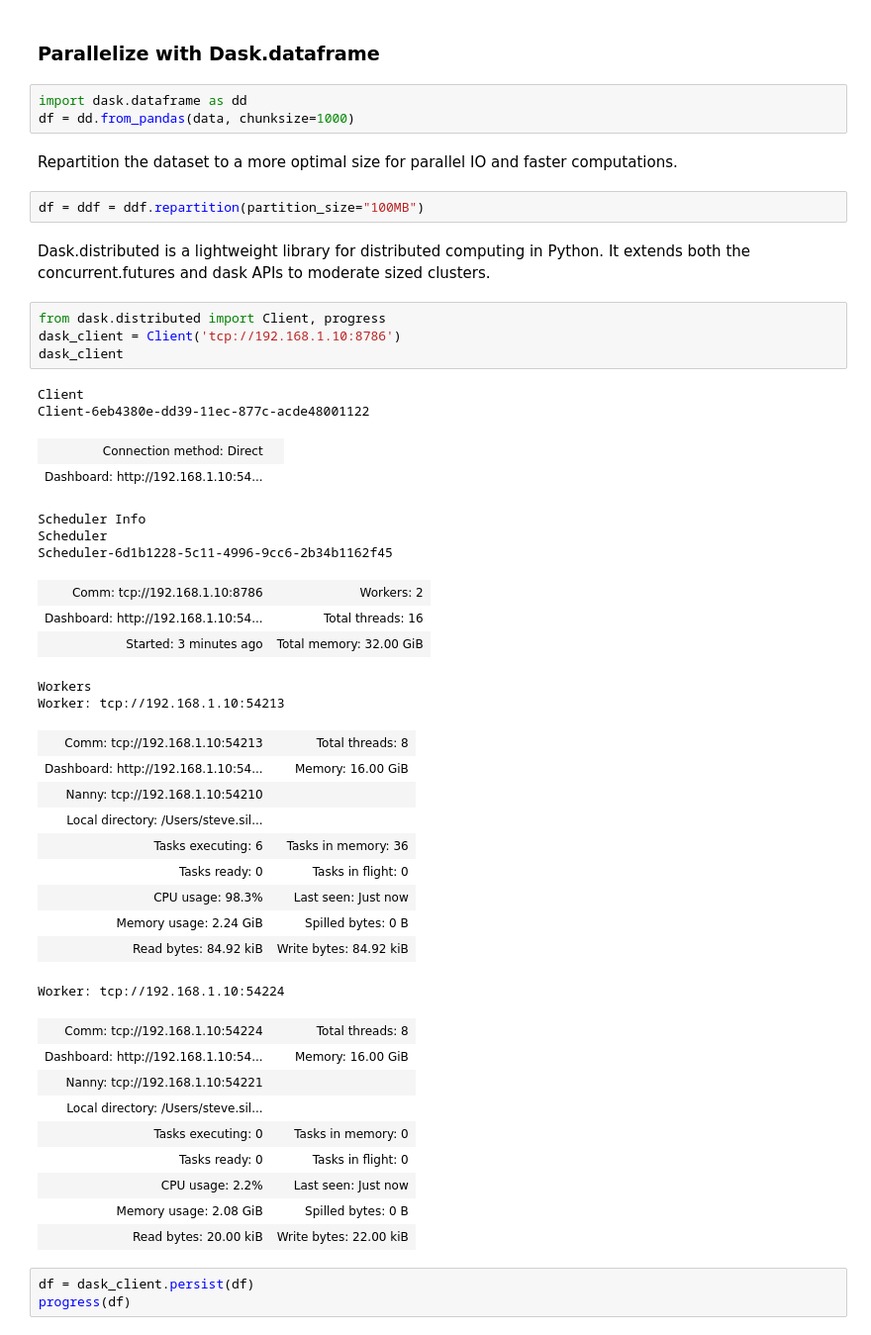
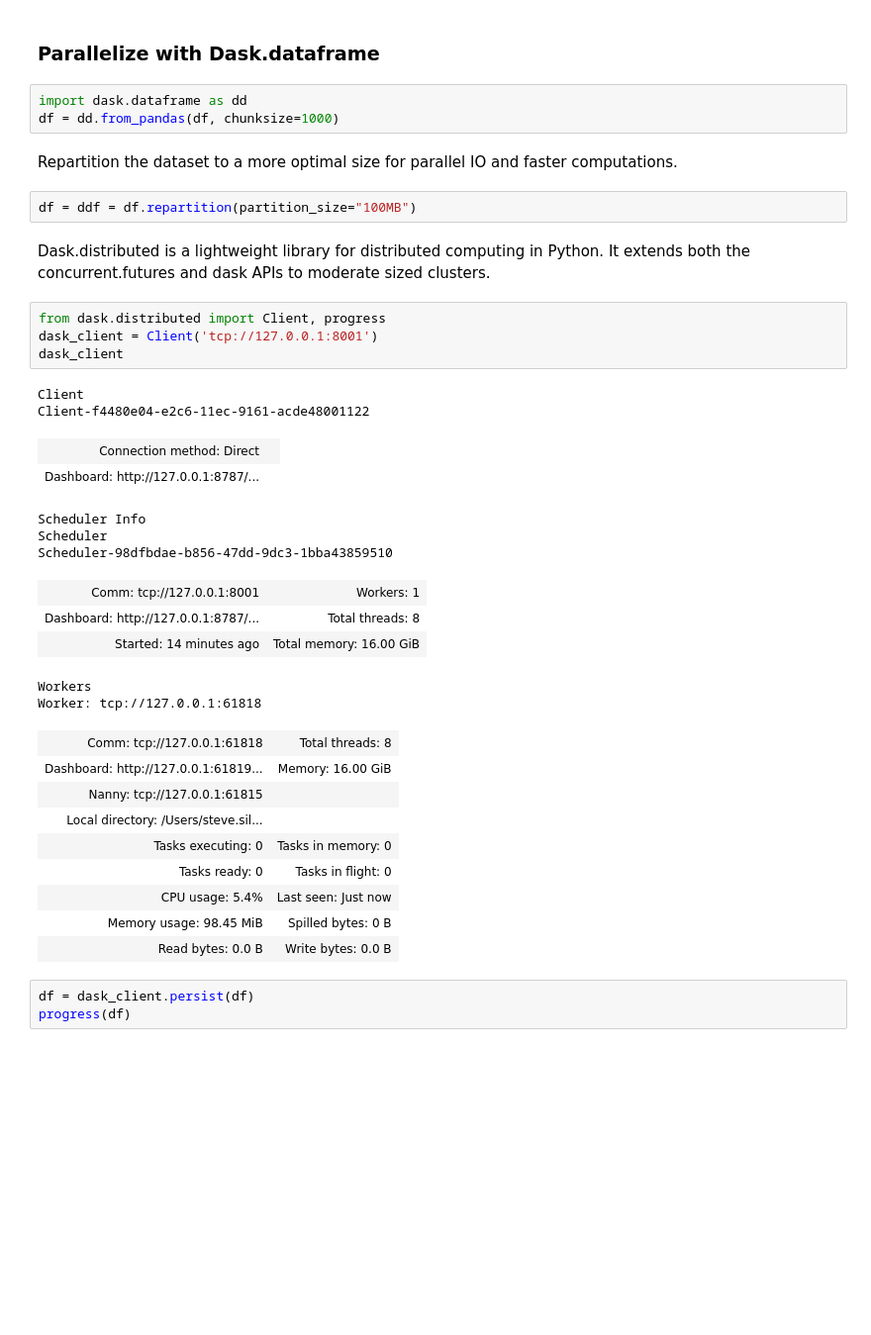
Before and after one commit to blink1073/mongodb-world-builders-fest, a Jupyter notebook: nyc-taxi-dask.ipynb, the cells around one changed output. Shown at 99% size. Cells and saved outputs as stored; diff of their text form; blank space fills up the shorter version.

```diff
--- a/nyc-taxi-dask.ipynb
+++ b/nyc-taxi-dask.ipynb
@@ -198,49 +194,39 @@ df.head()
 ### Parallelize with Dask.dataframe
 # %%
 import dask.dataframe as dd
-df = dd.from_pandas(data, chunksize=1000)
+df = dd.from_pandas(df, chunksize=1000)
 # %% [markdown]
 Repartition the dataset to a more optimal size for parallel IO and faster computations.
 # %%
-df = ddf = ddf.repartition(partition_size="100MB")
+df = ddf = df.repartition(partition_size="100MB")
 # %% [markdown]
 Dask.distributed is a lightweight library for distributed computing in Python. It extends both the concurrent.futures and dask APIs to moderate sized clusters.
 # %%
 from dask.distributed import Client, progress
-dask_client = Client('tcp://192.168.1.10:8786')
+dask_client = Client('tcp://127.0.0.1:8001')
 dask_client
 # %% [output]
 Client
-Client-6eb4380e-dd39-11ec-877c-acde48001122
+Client-f4480e04-e2c6-11ec-9161-acde48001122
 | Connection method: Direct |  |
-| Dashboard: http://192.168.1.10:54... |  |
+| Dashboard: http://127.0.0.1:8787/... |  |
 Scheduler Info
 Scheduler
-Scheduler-6d1b1228-5c11-4996-9cc6-2b34b1162f45
+Scheduler-98dfbdae-b856-47dd-9dc3-1bba43859510
-| Comm: tcp://192.168.1.10:8786 | Workers: 2 |
-| Dashboard: http://192.168.1.10:54... | Total threads: 16 |
-| Started: 3 minutes ago | Total memory: 32.00 GiB |
+| Comm: tcp://127.0.0.1:8001 | Workers: 1 |
+| Dashboard: http://127.0.0.1:8787/... | Total threads: 8 |
+| Started: 14 minutes ago | Total memory: 16.00 GiB |
 Workers
-Worker: tcp://192.168.1.10:54213
+Worker: tcp://127.0.0.1:61818
-| Comm: tcp://192.168.1.10:54213 | Total threads: 8 |
-| Dashboard: http://192.168.1.10:54... | Memory: 16.00 GiB |
-| Nanny: tcp://192.168.1.10:54210 |  |
+| Comm: tcp://127.0.0.1:61818 | Total threads: 8 |
+| Dashboard: http://127.0.0.1:61819... | Memory: 16.00 GiB |
+| Nanny: tcp://127.0.0.1:61815 |  |
 | Local directory: /Users/steve.sil... |  |
-| Tasks executing: 6 | Tasks in memory: 36 |
+| Tasks executing: 0 | Tasks in memory: 0 |
 | Tasks ready: 0 | Tasks in flight: 0 |
-| CPU usage: 98.3% | Last seen: Just now |
-| Memory usage: 2.24 GiB | Spilled bytes: 0 B |
-| Read bytes: 84.92 kiB | Write bytes: 84.92 kiB |
+| CPU usage: 5.4% | Last seen: Just now |
+| Memory usage: 98.45 MiB | Spilled bytes: 0 B |
+| Read bytes: 0.0 B | Write bytes: 0.0 B |
-Worker: tcp://192.168.1.10:54224
-| Comm: tcp://192.168.1.10:54224 | Total threads: 8 |
-| Dashboard: http://192.168.1.10:54... | Memory: 16.00 GiB |
-| Nanny: tcp://192.168.1.10:54221 |  |
-| Local directory: /Users/steve.sil... |  |
-| Tasks executing: 0 | Tasks in memory: 0 |
-| Tasks ready: 0 | Tasks in flight: 0 |
-| CPU usage: 2.2% | Last seen: Just now |
-| Memory usage: 2.08 GiB | Spilled bytes: 0 B |
-| Read bytes: 20.00 kiB | Write bytes: 22.00 kiB |
 # %%
 df = dask_client.persist(df)
 progress(df)
```
Also changed, not shown: parts of 16 cells of this notebook, 1 other file.
